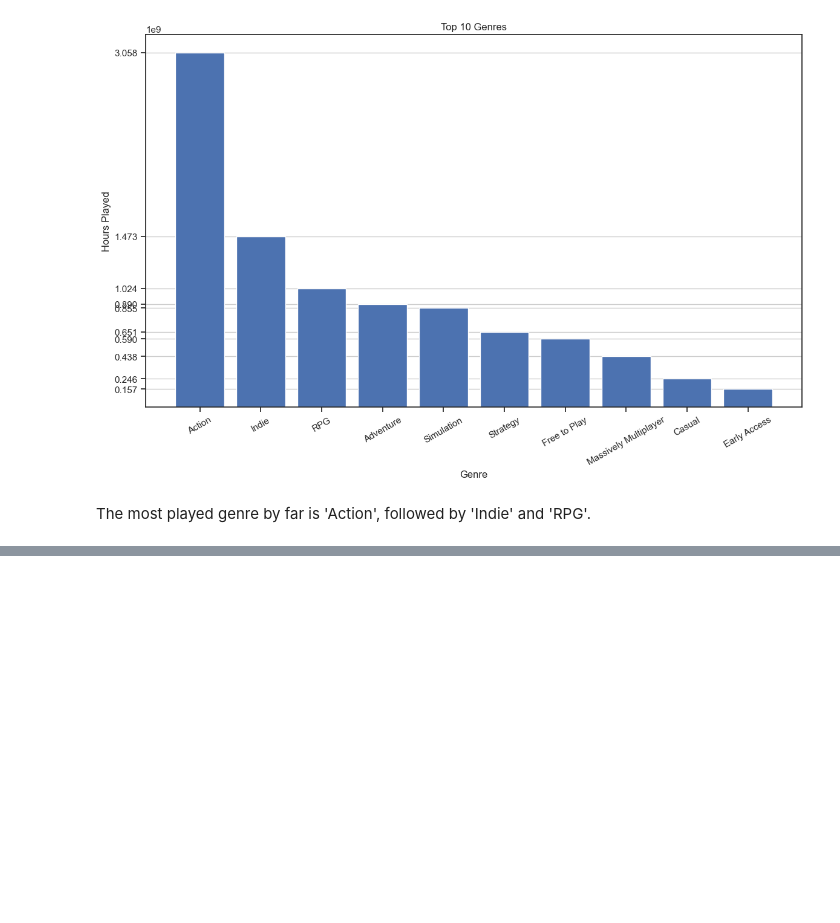
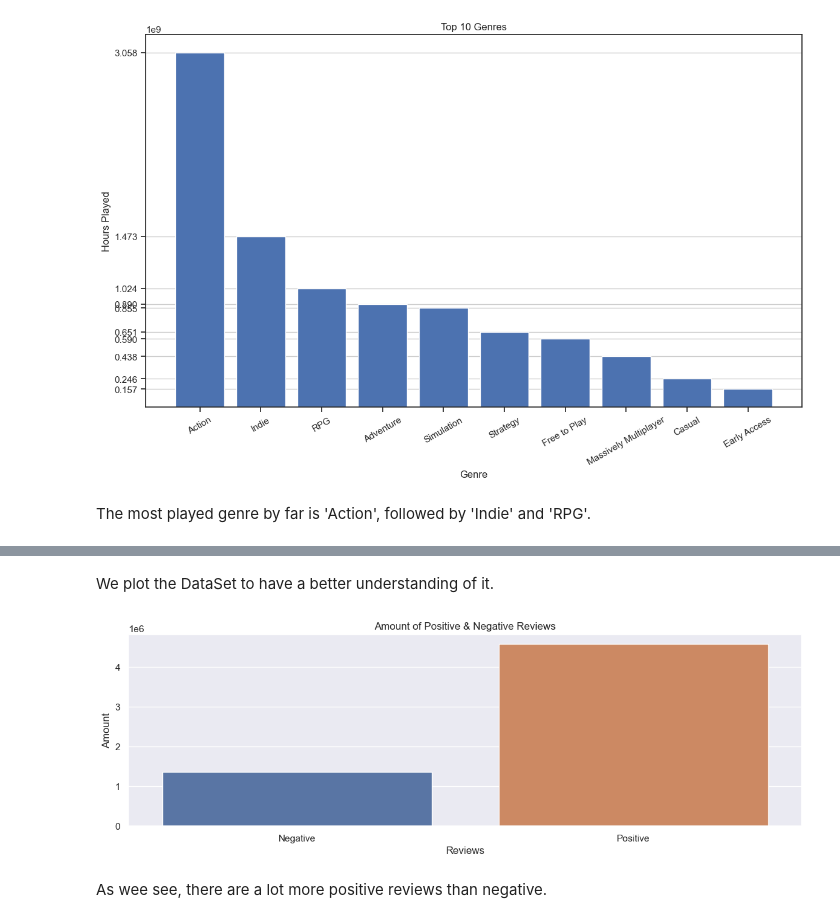
Before and after one commit to PatoMarzi/Steam_ML, a Jupyter notebook: EDA.ipynb, the cells around one changed output, grey strips where cells are left out. Cells and saved outputs as stored; diff of their text form; code cells hidden in the pictures; blank space fills up the shorter version.

```diff
--- a/EDA.ipynb
+++ b/EDA.ipynb
@@ -321,0 +314,2 @@ The most played genre by far is 'Action', followed by 'Indie' and 'RPG'.
+# %%
+recommend = df[['recommend', 'sentiment_analysis']]
@@ -321,0 +324,5 @@ The most played genre by far is 'Action', followed by 'Indie' and 'RPG'.
+# %%
+positive = recommend['sentiment_analysis'] >= 1
+reviews = pd.Series(positive.value_counts())
+# %%
+reviews = reviews.rename_axis(index={'level_0': 'positive', 'level_1': 'Negative'})
@@ -321,0 +346,17 @@ The most played genre by far is 'Action', followed by 'Indie' and 'RPG'.
+# %%
+labels = ['Positive', 'Negative']
+# %% [markdown]
+We plot the DataSet to have a better understanding of it.
+# %%
+plt.figure(figsize = (14, 4))
+sns.barplot(x = reviews.index, y = reviews.values)
+plt.title('Amount of Positive & Negative Reviews')
+sns.set_style('darkgrid')
+plt.xticks(reviews.index, labels)
+plt.xlabel('Reviews')
+plt.ylabel('Amount')
+plt.show()
+# %% [output]
+[figure, added]
+# %% [markdown]
+As wee see, there are a lot more positive reviews than negative.
```
Also changed, not shown: parts of 14 cells of this notebook, 2 other files.
